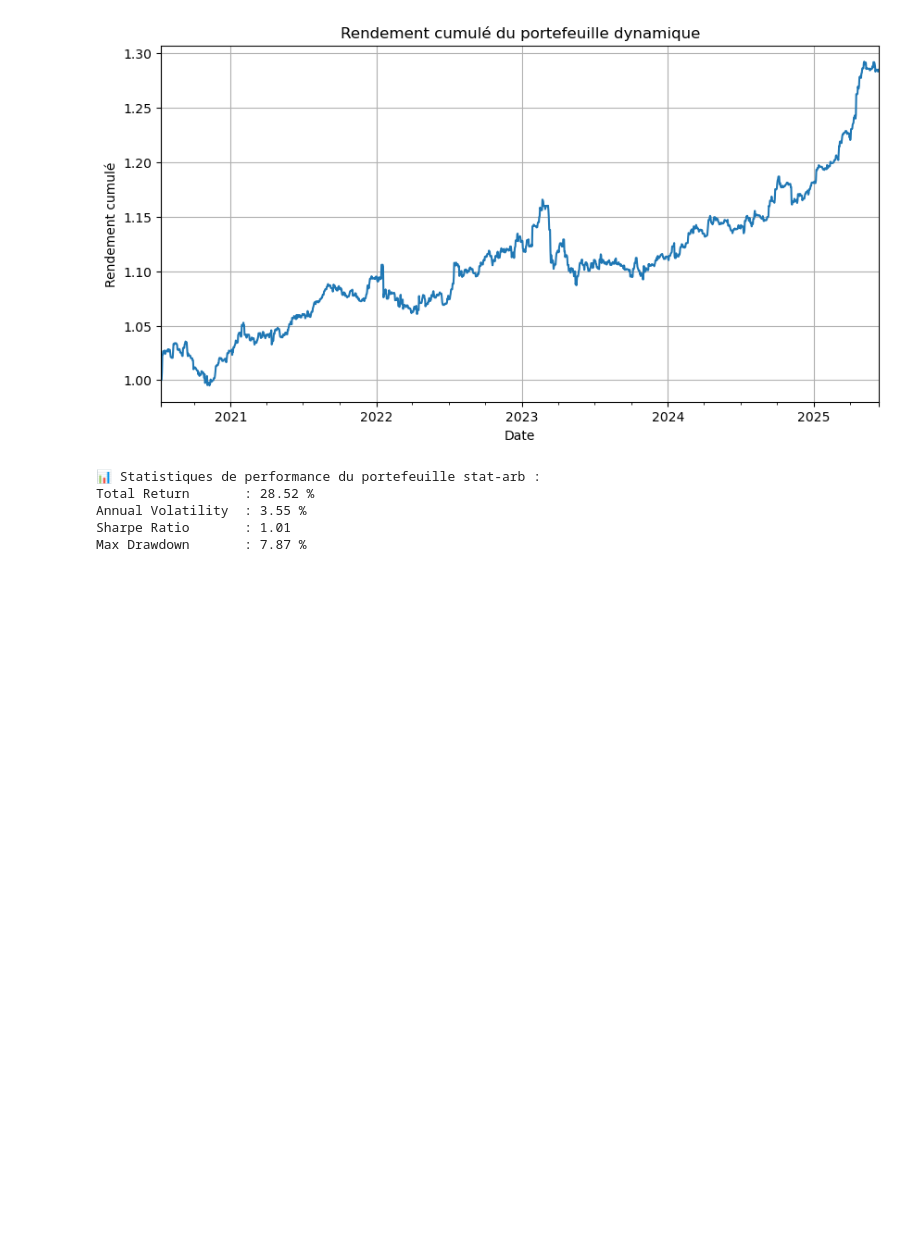
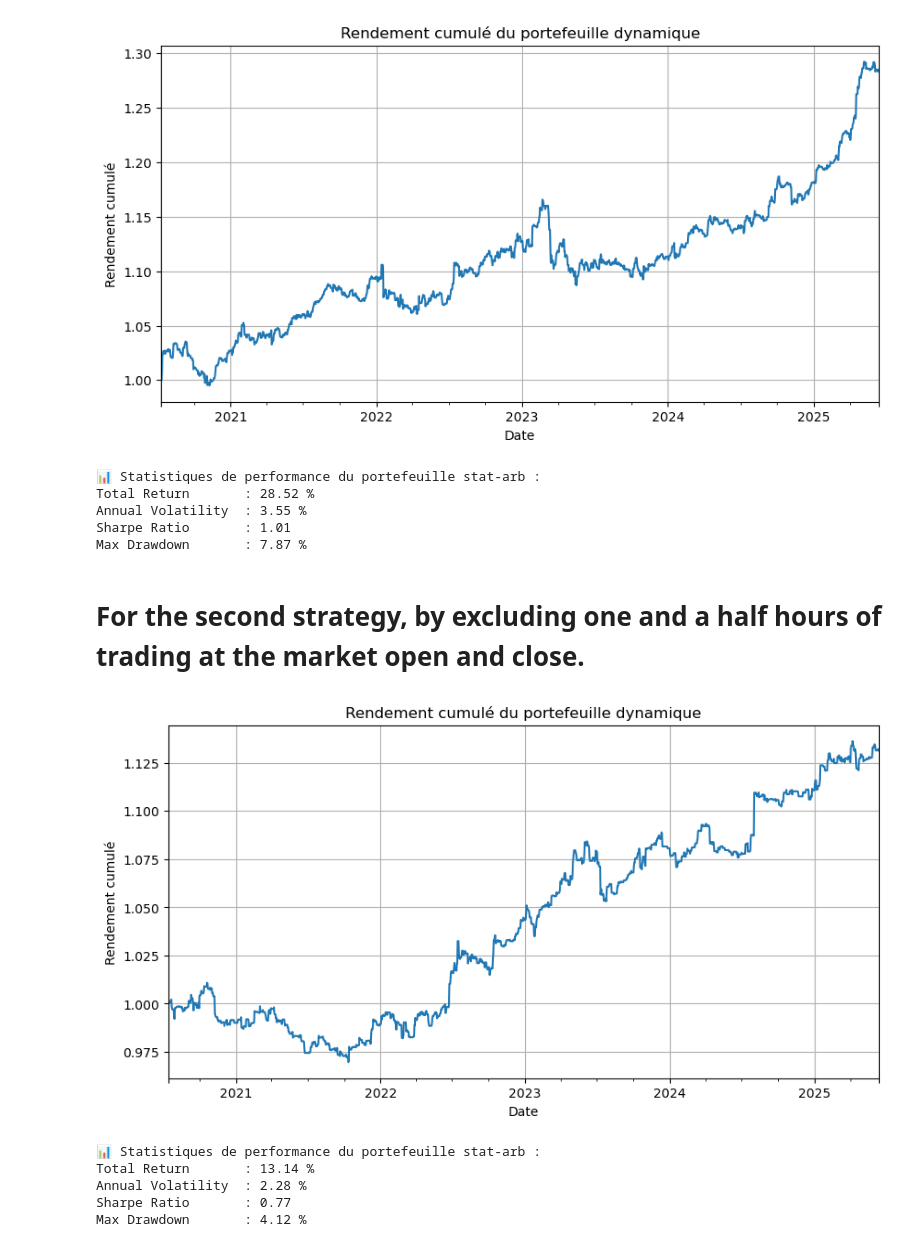
Before and after one commit to aubejay22/stat_arb, a Jupyter notebook: main.ipynb, the cells around one changed output. Drawn from its saved outputs; the diff is of its cells as text; code cells hidden in the pictures; blank space fills up the shorter version.

```diff
--- a/main.ipynb
+++ b/main.ipynb
@@ -437,3 +191,18 @@ Total Return       : 28.52 %
 Annual Volatility  : 3.55 %
 Sharpe Ratio       : 1.01
 Max Drawdown       : 7.87 %
+# %% [markdown]
+# For the second strategy, by excluding one and a half hours of trading at the market open and close.
+# %%
+# Charger tes résultats de paires
+df_equity = pd.read_pickle("resultat2.pkl")
+
+# Créer et lancer le backtest
+portfolio = DynamicPairPortfolio(df_equity, window=30, top_n=5, sharpe_min=0, rebalance_freq=1, MeanVarianceOpt=True)
+# %% [output]
+[figure, added]
+📊 Statistiques de performance du portefeuille stat-arb :
+Total Return       : 13.14 %
+Annual Volatility  : 2.28 %
+Sharpe Ratio       : 0.77
+Max Drawdown       : 4.12 %
```
Also changed, not shown: parts of 19 cells of this notebook.
